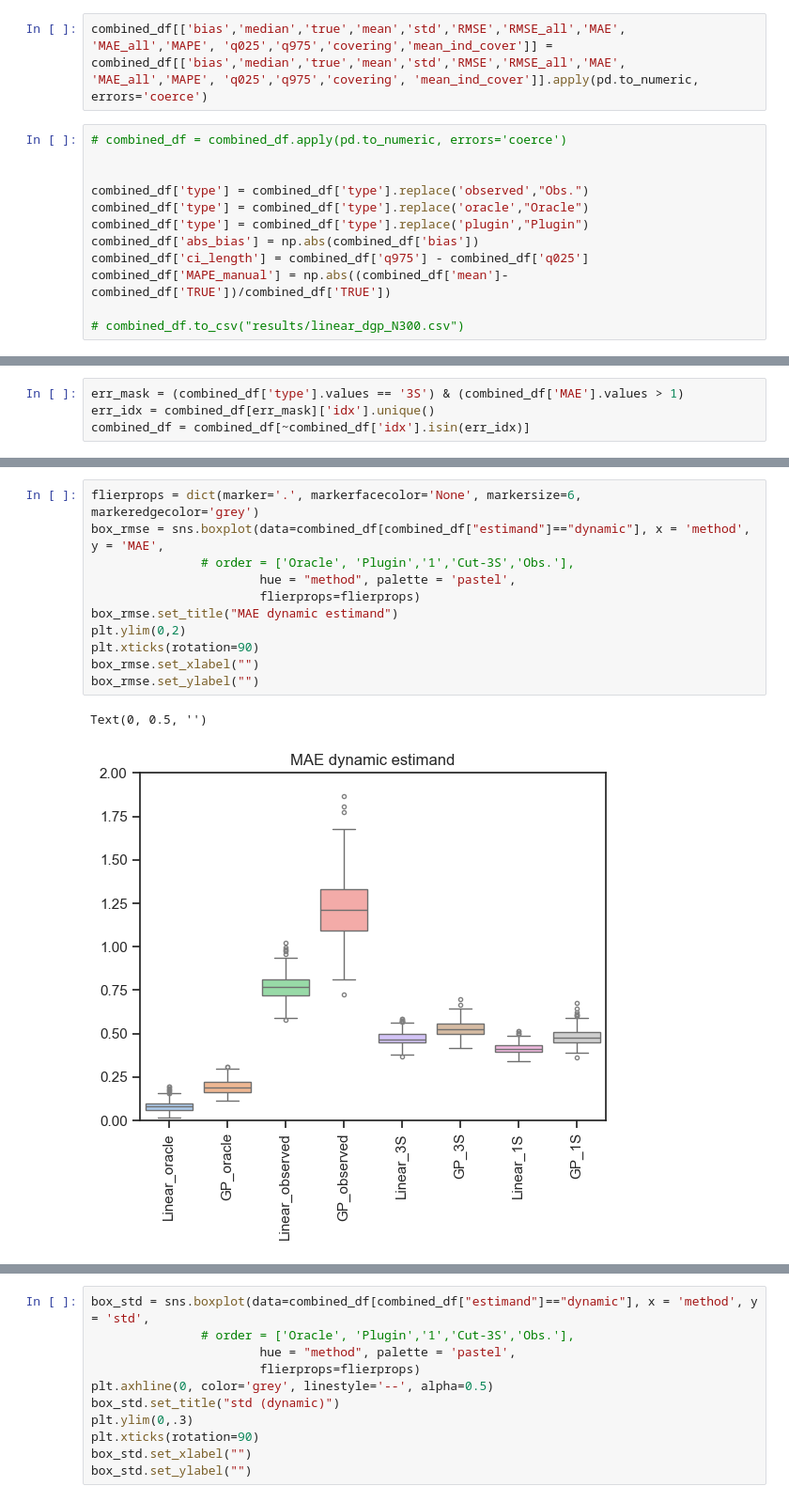
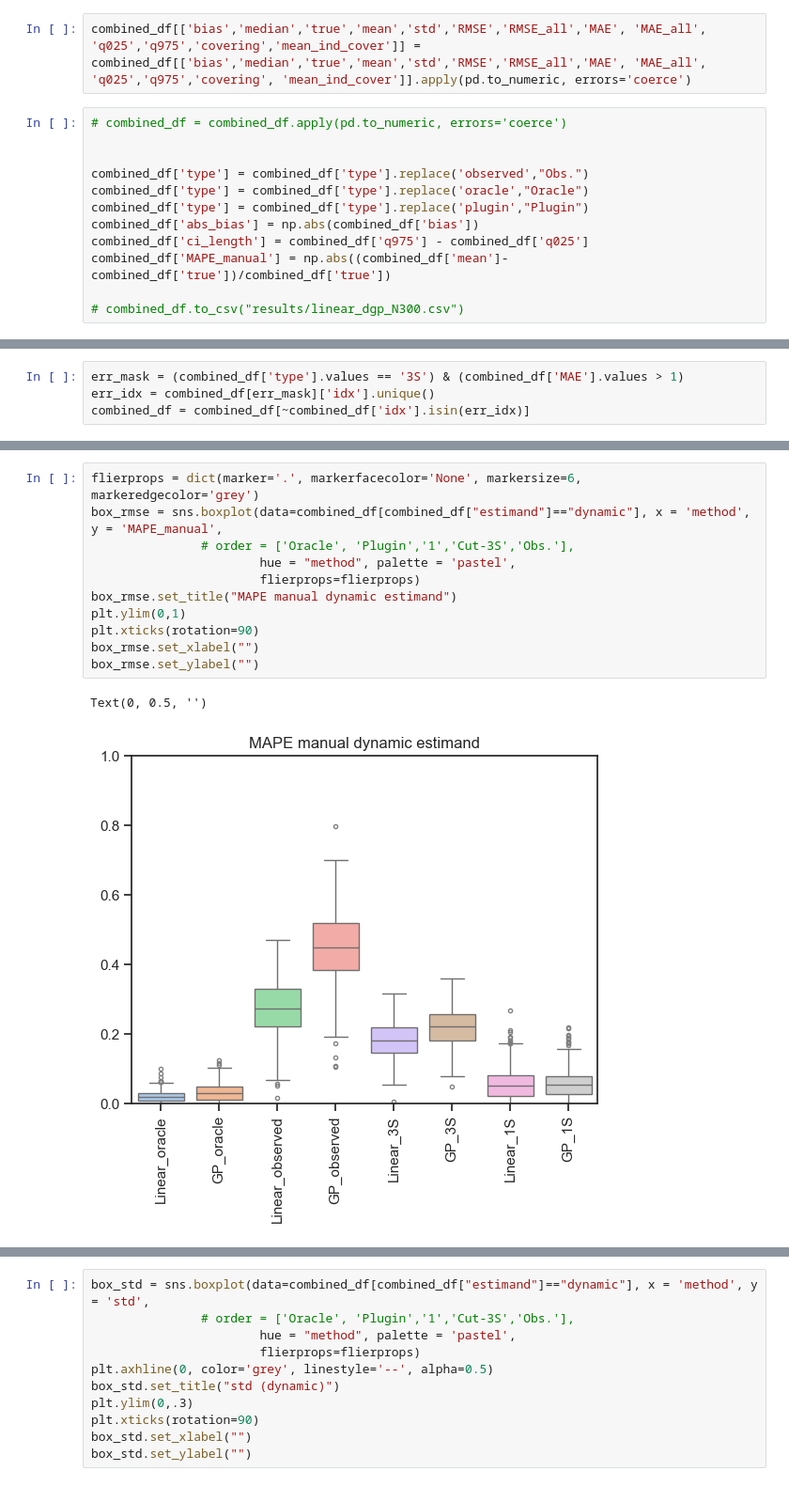
Before and after one commit to barwein/BayesProxyNets, a Jupyter notebook: Simulations/Sim_results_analysis.ipynb, the cells around one changed output, grey strips where cells are left out. Shown at 94% size. Cells and saved outputs as stored; diff of their text form.

```diff
--- a/Simulations/Sim_results_analysis.ipynb
+++ b/Simulations/Sim_results_analysis.ipynb
@@ -71,5 +71,5 @@ print(combined_df)
 # %%
-combined_df[['bias','median','true','mean','std','RMSE','RMSE_all','MAE', 'MAE_all','MAPE', 'q025','q975','covering','mean_ind_cover']] = combined_df[['bias','median','true','mean','std','RMSE','RMSE_all','MAE', 'MAE_all','MAPE', 'q025','q975','covering', 'mean_ind_cover']].apply(pd.to_numeric, errors='coerce')
+combined_df[['bias','median','true','mean','std','RMSE','RMSE_all','MAE', 'MAE_all', 'q025','q975','covering','mean_ind_cover']] = combined_df[['bias','median','true','mean','std','RMSE','RMSE_all','MAE', 'MAE_all', 'q025','q975','covering', 'mean_ind_cover']].apply(pd.to_numeric, errors='coerce')
 # %%
 # combined_df = combined_df.apply(pd.to_numeric, errors='coerce')
 
@@ -79,7 +79,7 @@ combined_df['type'] = combined_df['type'].replace('oracle',"Oracle")
 combined_df['type'] = combined_df['type'].replace('plugin',"Plugin")
 combined_df['abs_bias'] = np.abs(combined_df['bias'])
 combined_df['ci_length'] = combined_df['q975'] - combined_df['q025']
-combined_df['MAPE_manual'] = np.abs((combined_df['mean']-combined_df['TRUE'])/combined_df['TRUE'])
+combined_df['MAPE_manual'] = np.abs((combined_df['mean']-combined_df['true'])/combined_df['true'])
 
 # combined_df.to_csv("results/linear_dgp_N300.csv")
 # %%
@@ -187,17 +187,17 @@ Text(0, 0.5, '')
 # %%
 flierprops = dict(marker='.', markerfacecolor='None', markersize=6,  markeredgecolor='grey')
-box_rmse = sns.boxplot(data=combined_df[combined_df["estimand"]=="dynamic"], x = 'method', y = 'MAE',
+box_rmse = sns.boxplot(data=combined_df[combined_df["estimand"]=="dynamic"], x = 'method', y = 'MAPE_manual',
                # order = ['Oracle', 'Plugin','1','Cut-3S','Obs.'],
                        hue = "method", palette = 'pastel',
                        flierprops=flierprops)
-box_rmse.set_title("MAE dynamic estimand")
-plt.ylim(0,2)
+box_rmse.set_title("MAPE manual dynamic estimand")
+plt.ylim(0,1)
 plt.xticks(rotation=90)
 box_rmse.set_xlabel("")
 box_rmse.set_ylabel("")
 # %% [output]
 Text(0, 0.5, '')
-[figure, old version]
+[figure, new version]
 # %%
 flierprops = dict(marker='.', markerfacecolor='None', markersize=6,  markeredgecolor='grey')
 box_rmse = sns.boxplot(data=combined_df[combined_df["estimand"]=="stoch"], x = 'method', y = 'RMSE',
```
Also changed, not shown: parts of 9 cells of this notebook, 53 other files.
